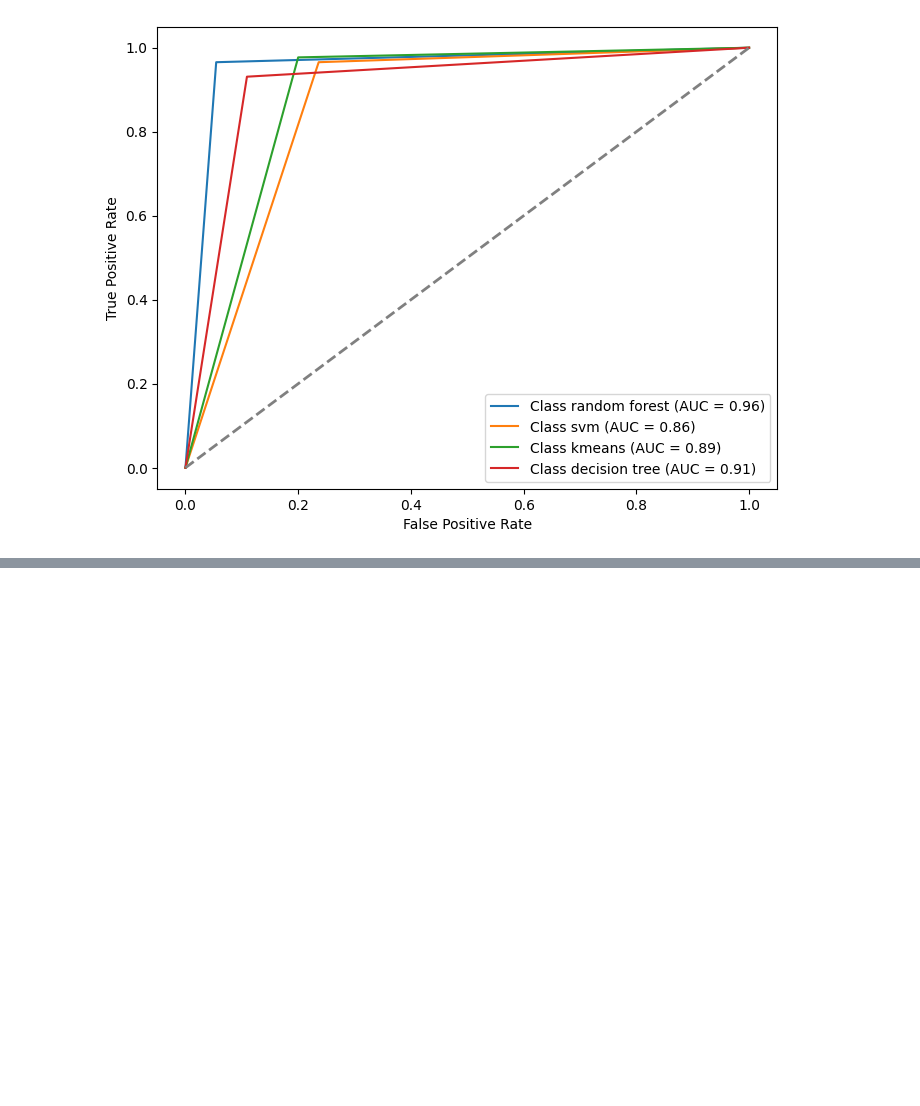
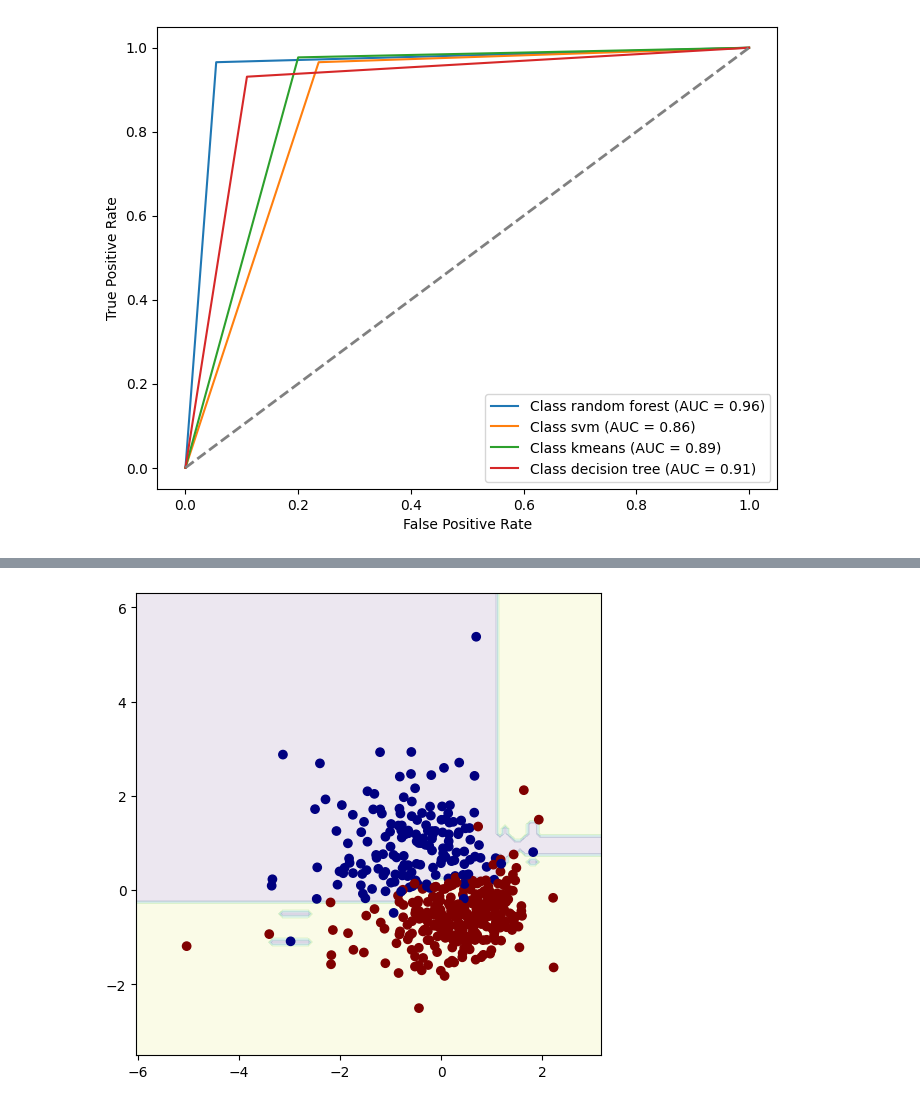
Before and after one commit to tohidnoori/Decision-tree-and-random-forest-ml-python, a Jupyter notebook: random-forest/random-forest-breast-cancer.ipynb, the cells around one changed output, grey strips where cells are left out. Cells and saved outputs as stored; diff of their text form; code cells hidden in the pictures; blank space fills up the shorter version.

```diff
--- a/random-forest/random-forest-breast-cancer.ipynb
+++ b/random-forest/random-forest-breast-cancer.ipynb
@@ -193,0 +209,27 @@ plt.show()
+# %%
+
+from sklearn.manifold import MDS
+
+mds = MDS(random_state=41)
+train_mds_cords = mds.fit_transform(X_train_scaled)
+mds_train_scaled = scaler.fit_transform(np.vstack((train_mds_cords[:, 0], train_mds_cords[:, 1])).T)
+clf.fit(mds_train_scaled,y_train)
+
+
+x_min = mds_train_scaled[:, 0].min() - 1
+x_max = mds_train_scaled[:, 0].max() + 1
+
+y_min = mds_train_scaled[:, 1].min() - 1
+y_max =mds_train_scaled[:, 1].max() + 1
+
+xx, yy = np.meshgrid(np.arange(start=x_min, stop=x_max, step=0.1),
+np.arange(start=y_min, stop=y_max, step=0.1))
+Z = clf.predict(np.column_stack((xx.ravel(), yy.ravel( ))))
+Z = Z.reshape(xx.shape)
+
+fig, ax = plt.subplots(figsize=(6,6))
+ax.contourf(xx, yy, Z, alpha=0.1)
+scatter = ax.scatter(mds_train_scaled[:, 0], mds_train_scaled[:, 1], c=y_train, cmap=plt.cm.get_cmap("jet"))
+plt.show()
+# %% [output]
+[figure, added]
```
Also changed, not shown: parts of 4 cells of this notebook.
